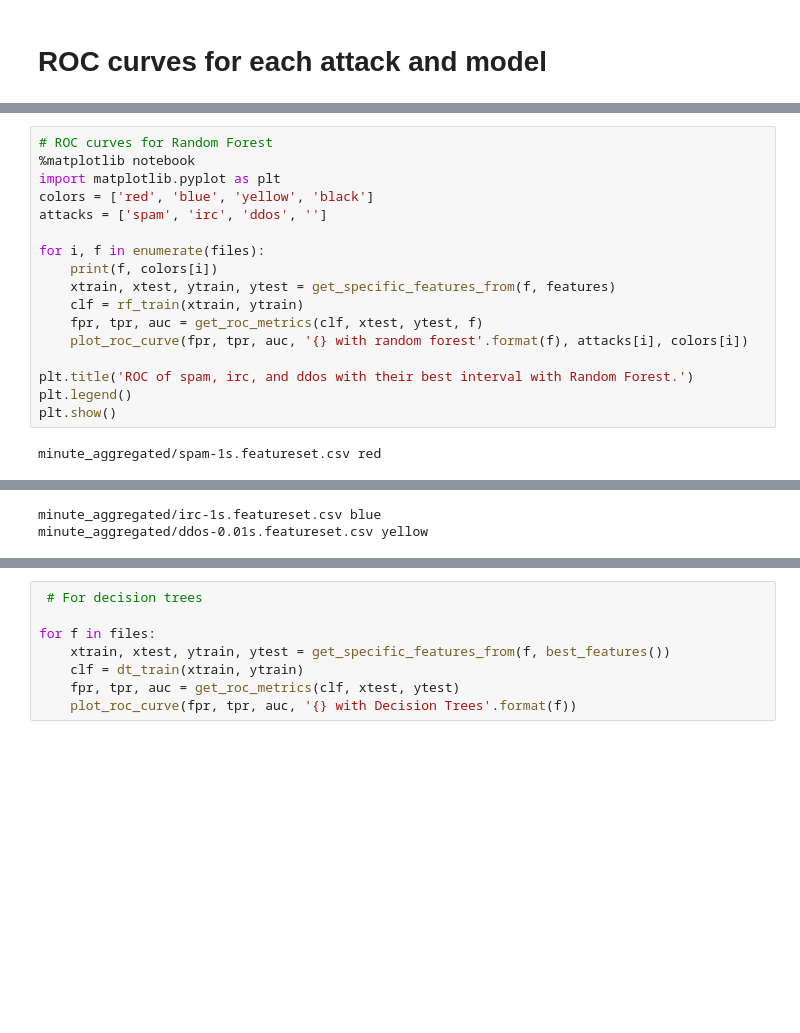
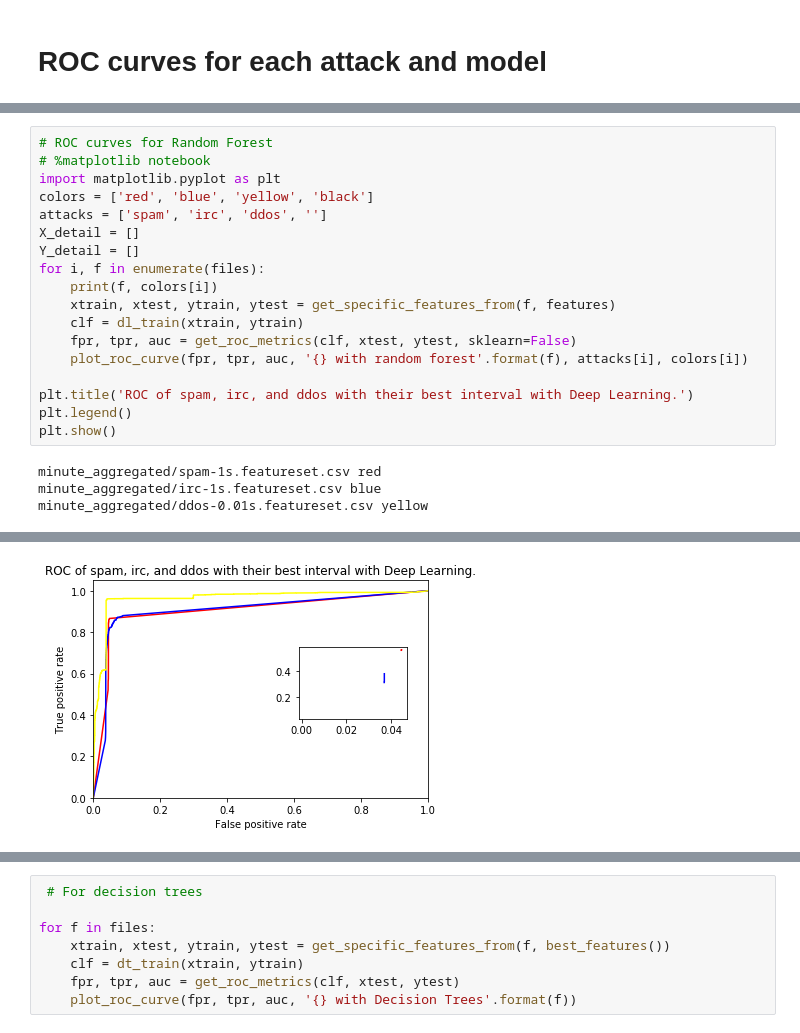
Before and after one commit to SpokenBanana/lambda-code, a Jupyter notebook: ddos-detection/Detecting Attacks.ipynb, the cells around one changed output, grey strips where cells are left out. Drawn from its saved outputs; the diff is of its cells as text; blank space fills up the shorter version.

```diff
--- a/ddos-detection/Detecting Attacks.ipynb
+++ b/ddos-detection/Detecting Attacks.ipynb
@@ -203,19 +257,22 @@ Accuracy: 0.9372, Recall: 0.9389, Precision: 0.9660, f1_score: 0.9523
 # %%
 # ROC curves for Random Forest
-%matplotlib notebook
+# %matplotlib notebook
 import matplotlib.pyplot as plt
 colors = ['red', 'blue', 'yellow', 'black']
 attacks = ['spam', 'irc', 'ddos', '']
-
+X_detail = []
+Y_detail = []
 for i, f in enumerate(files):
     print(f, colors[i])
     xtrain, xtest, ytrain, ytest = get_specific_features_from(f, features)
-    clf = rf_train(xtrain, ytrain)
-    fpr, tpr, auc = get_roc_metrics(clf, xtest, ytest, f)
+    clf = dl_train(xtrain, ytrain)
+    fpr, tpr, auc = get_roc_metrics(clf, xtest, ytest, sklearn=False)
     plot_roc_curve(fpr, tpr, auc, '{} with random forest'.format(f), attacks[i], colors[i])
 
-plt.title('ROC of spam, irc, and ddos with their best interval with Random Forest.')
+plt.title('ROC of spam, irc, and ddos with their best interval with Deep Learning.')
 plt.legend()
 plt.show()
 # %% [output]
 minute_aggregated/spam-1s.featureset.csv red
+minute_aggregated/irc-1s.featureset.csv blue
+minute_aggregated/ddos-0.01s.featureset.csv yellow
@@ -224,2 +279 @@ minute_aggregated/spam-1s.featureset.csv red
-minute_aggregated/irc-1s.featureset.csv blue
-minute_aggregated/ddos-0.01s.featureset.csv yellow
+[figure, added]
```
Also changed, not shown: parts of 5 cells of this notebook.
